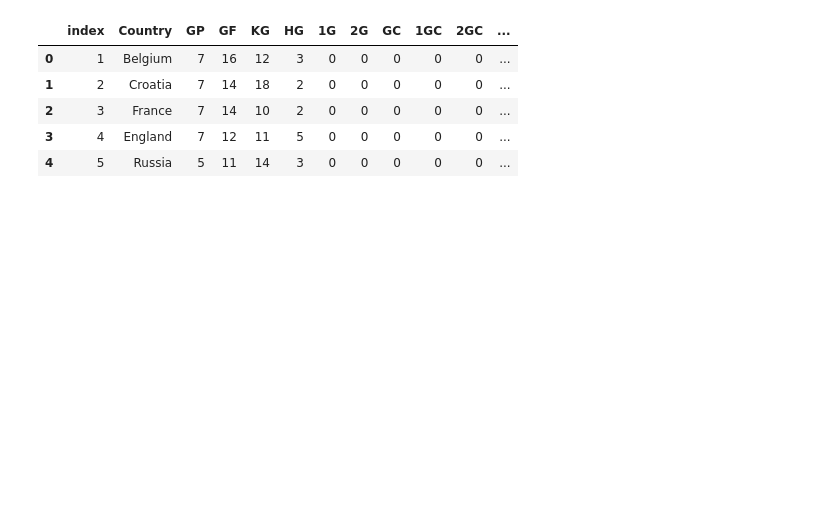
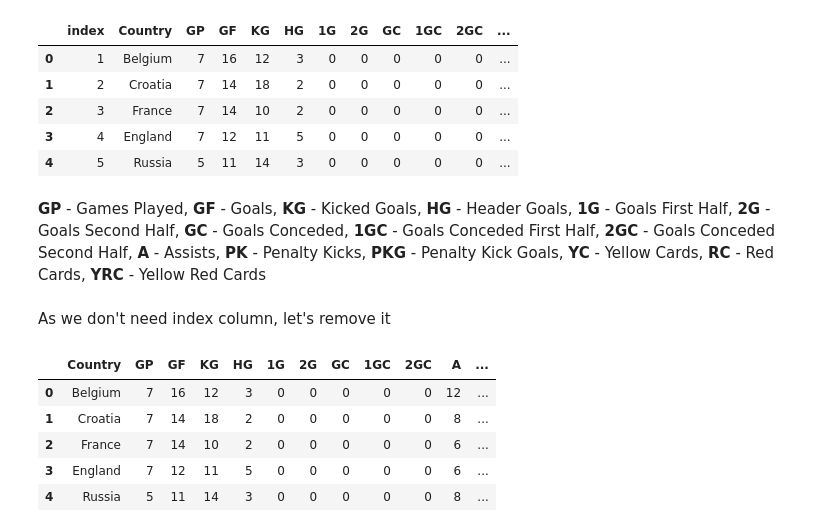
Before and after one commit to YahiaML/World-Cup-2018-Data-, a Jupyter notebook: World_Cup_qualifiers_data.ipynb, the cells around one changed output. Cells and saved outputs as stored; diff of their text form; code cells hidden in the pictures; blank space fills up the shorter version.

```diff
--- a/World_Cup_qualifiers_data.ipynb
+++ b/World_Cup_qualifiers_data.ipynb
@@ -92,3 +98,17 @@ df.head()
 | 2 | 3 | France | 7 | 14 | 10 | 2 | 0 | 0 | 0 | 0 | 0 | ... |
 | 3 | 4 | England | 7 | 12 | 11 | 5 | 0 | 0 | 0 | 0 | 0 | ... |
 | 4 | 5 | Russia | 5 | 11 | 14 | 3 | 0 | 0 | 0 | 0 | 0 | ... |
+# %% [markdown]
+**GP** - Games Played, **GF** - Goals, **KG** - Kicked Goals, **HG** - Header Goals, **1G** - Goals First Half, **2G** - Goals Second Half, **GC** - Goals Conceded, **1GC** - Goals Conceded First Half, **2GC** - Goals Conceded Second Half, **A** - Assists, **PK** - Penalty Kicks, **PKG** - Penalty Kick Goals, **YC** - Yellow Cards, **RC** - Red Cards, **YRC** - Yellow Red Cards
+# %% [markdown]
+As we don't need index column, let's remove it
+# %%
+df.drop("index",axis=1, inplace= True)
+df.head()
+# %% [output]
+|  | Country | GP | GF | KG | HG | 1G | 2G | GC | 1GC | 2GC | A | ... |
+| 0 | Belgium | 7 | 16 | 12 | 3 | 0 | 0 | 0 | 0 | 0 | 12 | ... |
+| 1 | Croatia | 7 | 14 | 18 | 2 | 0 | 0 | 0 | 0 | 0 | 8 | ... |
+| 2 | France | 7 | 14 | 10 | 2 | 0 | 0 | 0 | 0 | 0 | 6 | ... |
+| 3 | England | 7 | 12 | 11 | 5 | 0 | 0 | 0 | 0 | 0 | 6 | ... |
+| 4 | Russia | 5 | 11 | 14 | 3 | 0 | 0 | 0 | 0 | 0 | 8 | ... |
```
Also changed, not shown: parts of 3 cells of this notebook.
